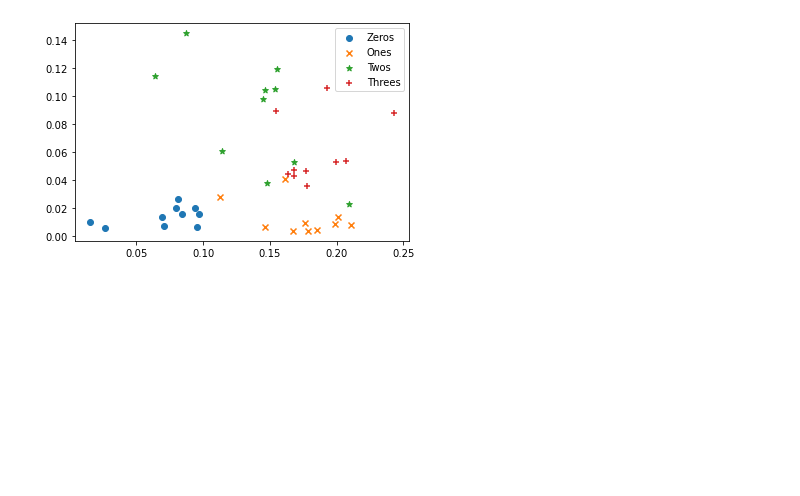
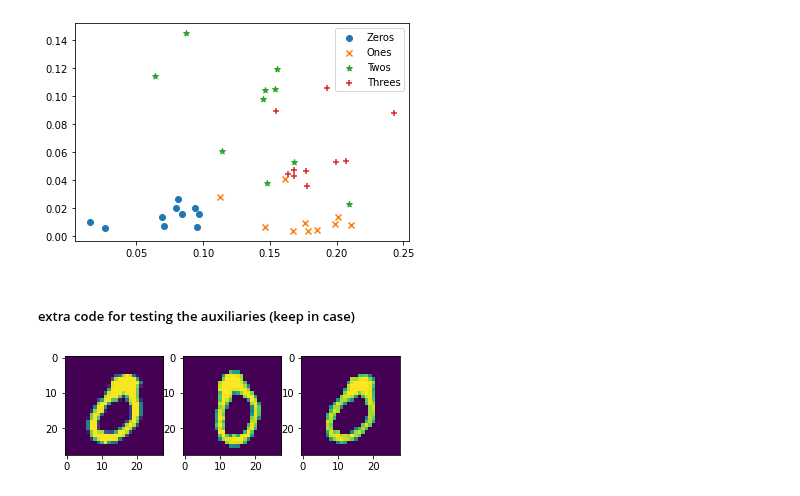
Before and after one commit to Andrea-Oliveri/Image-Processing-Assignements, a Jupyter notebook: Labs/lab_02_object_description.ipynb, the cells around one changed output. Saved outputs shown, nothing was run; the diff lists cells and outputs as text; code cells hidden in the pictures; blank space fills up the shorter version.

```diff
--- a/Labs/lab_02_object_description.ipynb
+++ b/Labs/lab_02_object_description.ipynb
@@ -290,3 +392,17 @@ plot_fourier_descriptors([coefficients_zeros, coefficients_ones, coefficients_tw
                          ['o', 'x', '*', '+'], ["Zeros", "Ones", "Twos", "Threes"])
 # %% [output]
 [figure]
+# %% [markdown]
+##### extra code for testing the auxiliaries (keep in case)
+# %%
+fig,ax = plt.subplots(1,3)
+test = zeros_im[0]
+r1 = rotate(test,30,100)
+r2 = rotate(r1,-30,100)
+ax[0].imshow(test)
+ax[1].imshow(r1)
+ax[2].imshow(r2)
+
+plt.show()
+# %% [output]
+[figure, added]
```
Also changed, not shown: parts of 13 cells of this notebook.
